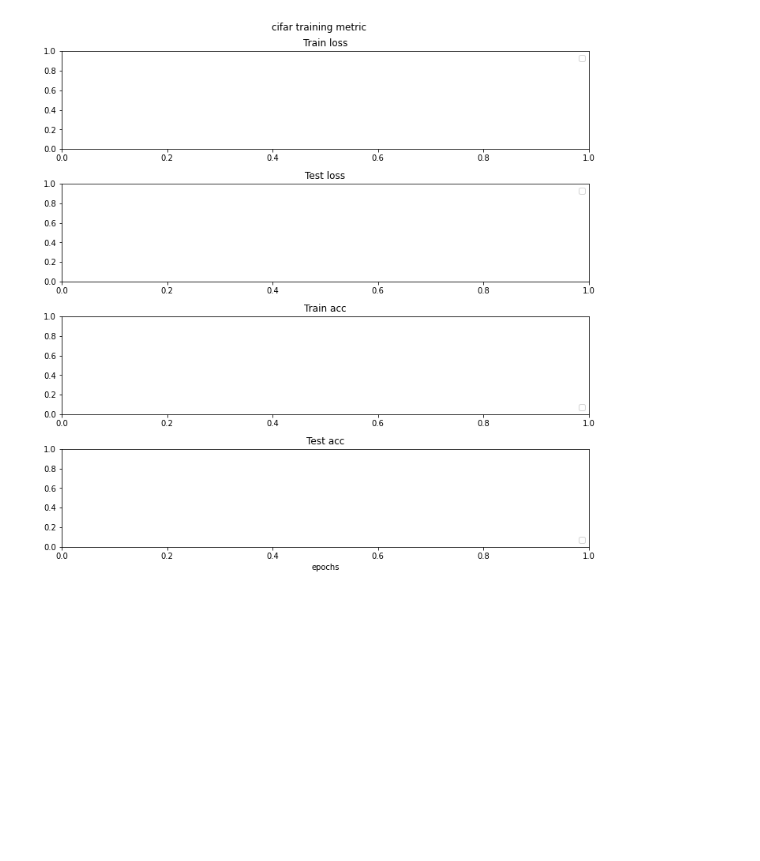
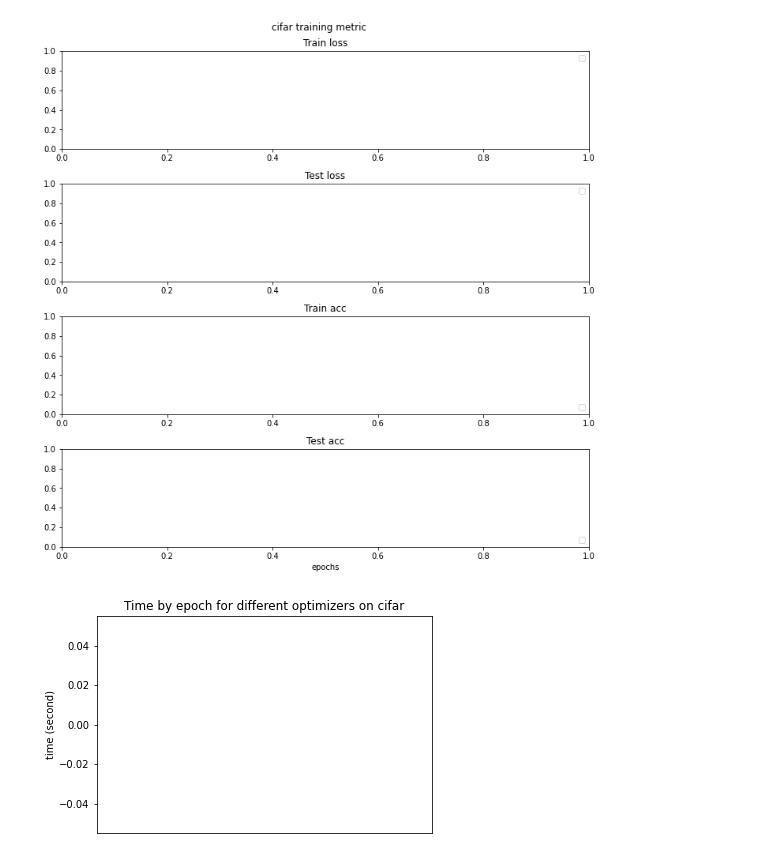
Before and after one commit to louisPoulain/OptiForML2022, a Jupyter notebook: result_visualization.ipynb, the cells around one changed output. Saved outputs shown, nothing was run; the diff lists cells and outputs as text; code cells hidden in the pictures; blank space fills up the shorter version.

```diff
--- a/result_visualization.ipynb
+++ b/result_visualization.ipynb
@@ -127,12 +127,14 @@ No artists with labels found to put in legend.  Note that artists whose label st
 # %%
 # time by epoch for cifar
 optimizers = []
 times = []
 for optimizer, time in time_epoch.items():
     optimizers.append(optimizer)
     times.append(time)
 plt.bar([i for i in range(len(optimizers))], height=times, tick_label=optimizers)
-plt.ylabel("time")
+plt.ylabel("time (second)")
 plt.title("Time by epoch for different optimizers on cifar")
 plt.savefig(os.path.join(FIGURE_DIR, 'time_epoch_cifar'))
 plt.show()
+# %% [output]
+[figure, added]
```
Also changed, not shown: parts of 1 cell of this notebook, 2 other files.
